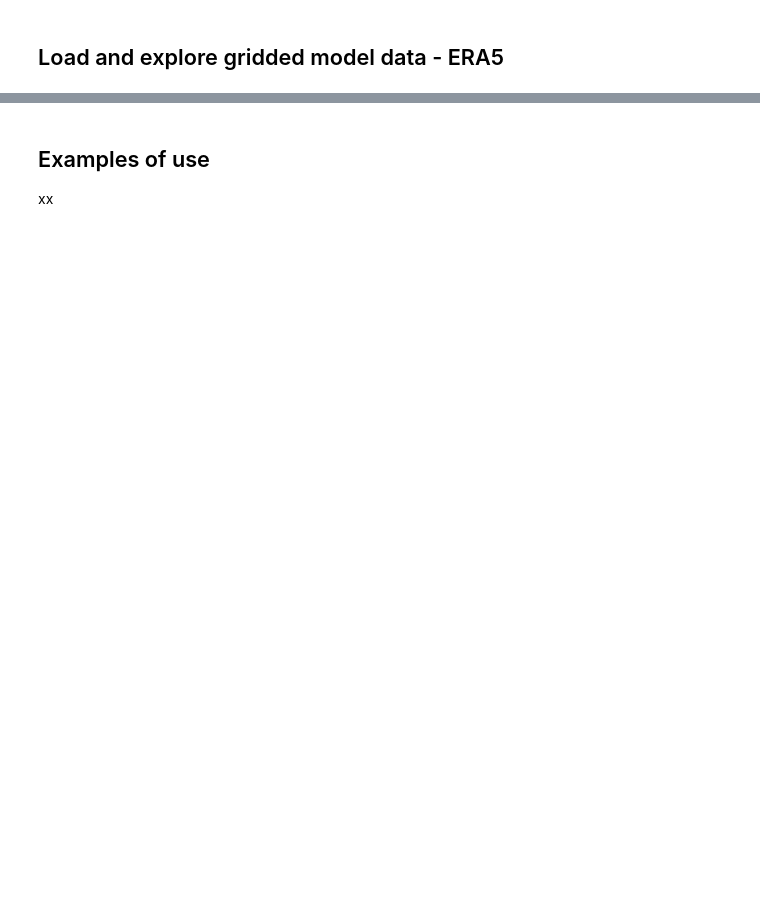
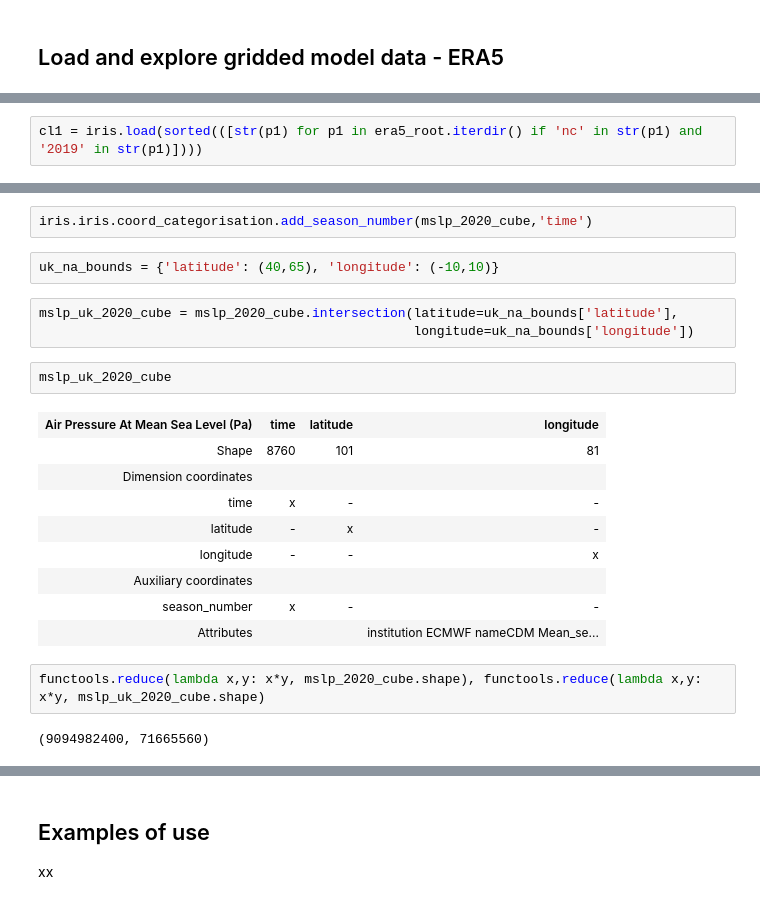
Before and after one commit to informatics-lab/ml_weather_tutorial, a Jupyter notebook: 01_data_exploration.ipynb, the cells around one changed output, grey strips where cells are left out. Cells and saved outputs as stored; diff of their text form; blank space fills up the shorter version.

```diff
--- a/01_data_exploration.ipynb
+++ b/01_data_exploration.ipynb
@@ -321,0 +361,2 @@ Exploration of this data shows us that OpMets routinely overpredict rotor events
+# %%
+cl1 = iris.load(sorted(([str(p1) for p1 in era5_root.iterdir() if 'nc' in str(p1) and '2019' in str(p1)])))
@@ -321,0 +376,23 @@ Exploration of this data shows us that OpMets routinely overpredict rotor events
+# %%
+iris.iris.coord_categorisation.add_season_number(mslp_2020_cube,'time')
+# %%
+uk_na_bounds = {'latitude': (40,65), 'longitude': (-10,10)}
+# %%
+mslp_uk_2020_cube = mslp_2020_cube.intersection(latitude=uk_na_bounds['latitude'],
+                                                longitude=uk_na_bounds['longitude'])
+# %%
+mslp_uk_2020_cube
+# %% [output]
+| Air Pressure At Mean Sea Level (Pa) | time | latitude | longitude |
+| Shape | 8760 | 101 | 81 |
+| Dimension coordinates |  |  |  |
+| time | x | - | - |
+| latitude | - | x | - |
+| longitude | - | - | x |
+| Auxiliary coordinates |  |  |  |
+| season_number | x | - | - |
+| Attributes |  |  | institution ECMWF nameCDM Mean_se... |
+# %%
+functools.reduce(lambda x,y: x*y, mslp_2020_cube.shape), functools.reduce(lambda x,y: x*y, mslp_uk_2020_cube.shape)
+# %% [output]
+(9094982400, 71665560)
```
Also changed, not shown: parts of 26 cells of this notebook, 2 other files.
